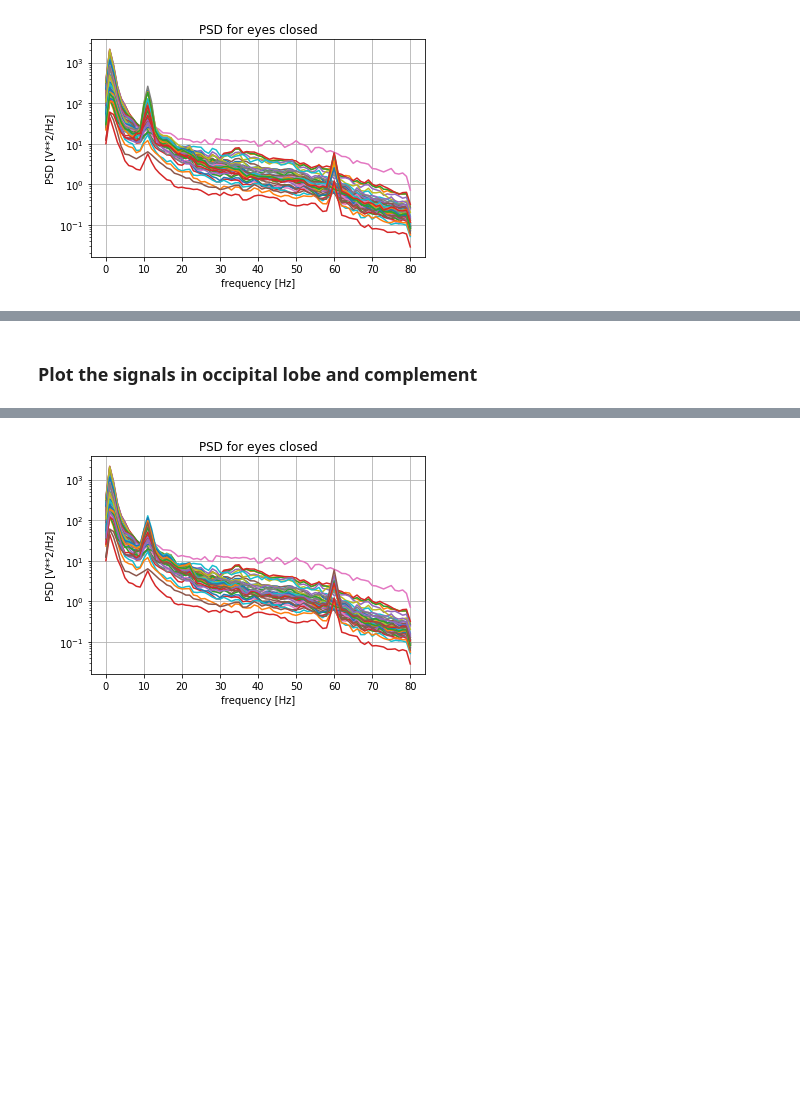
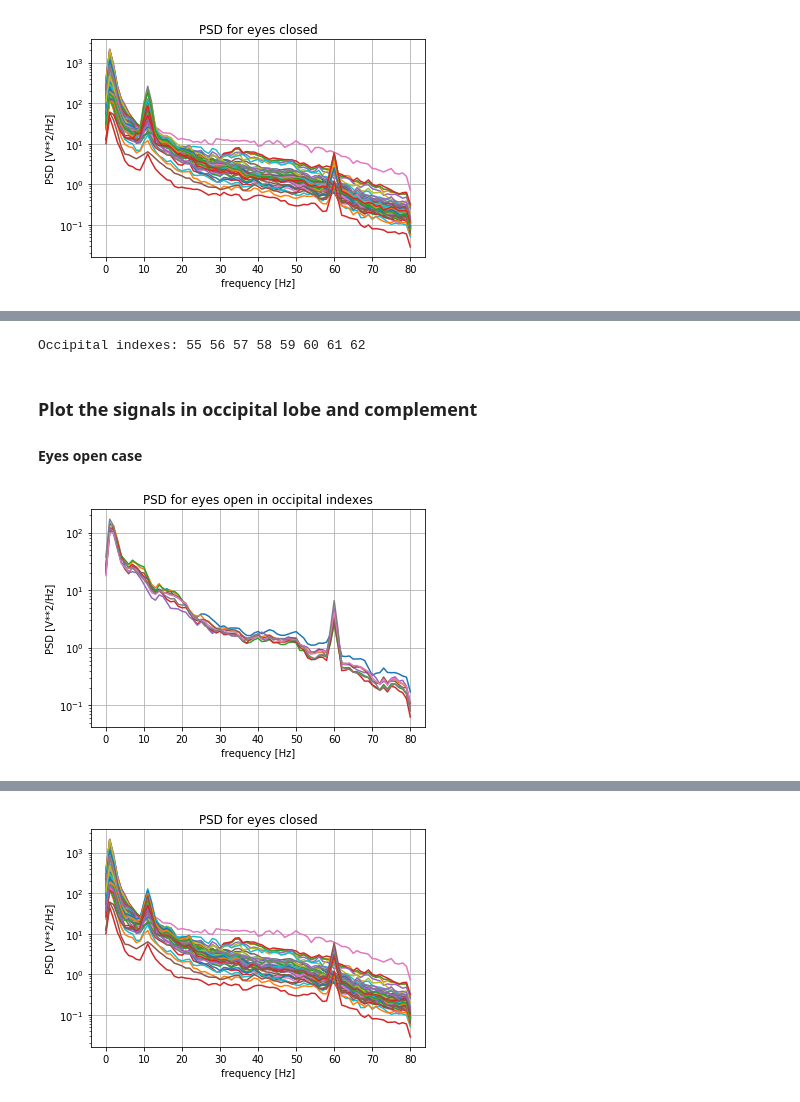
Before and after one commit to belgrades/neuroscience, a Jupyter notebook: 1. Spectral Analysis/PSD.ipynb, the cells around one changed output, grey strips where cells are left out. Saved outputs shown, nothing was run; the diff lists cells and outputs as text; code cells hidden in the pictures; blank space fills up the shorter version.

```diff
--- a/1. Spectral Analysis/PSD.ipynb
+++ b/1. Spectral Analysis/PSD.ipynb
@@ -90,5 +90,14 @@ Even though we know the identifiers, let's check that we're correct selecting th
 # %%
 occipital_lobe = list(idx for idx, names in enumerate(names_closed) if 'o' in names.lower())
 rest_of_channels = list(set(range(64)).difference(set(occipital_lobe)))
+print("Occipital indexes:", " ".join(map(str, occipital_lobe)))
+# %% [output]
+Occipital indexes: 55 56 57 58 59 60 61 62
 # %% [markdown]
 ### Plot the signals in occipital lobe and complement
+
+#### Eyes open case
+# %%
+plot_psd_welch(signals=signal_open, frequency=160, title="PSD for eyes open in occipital indexes", indexes=occipital_lobe)
+# %% [output]
+[figure, added]
```
Also changed, not shown: parts of 7 cells of this notebook.
